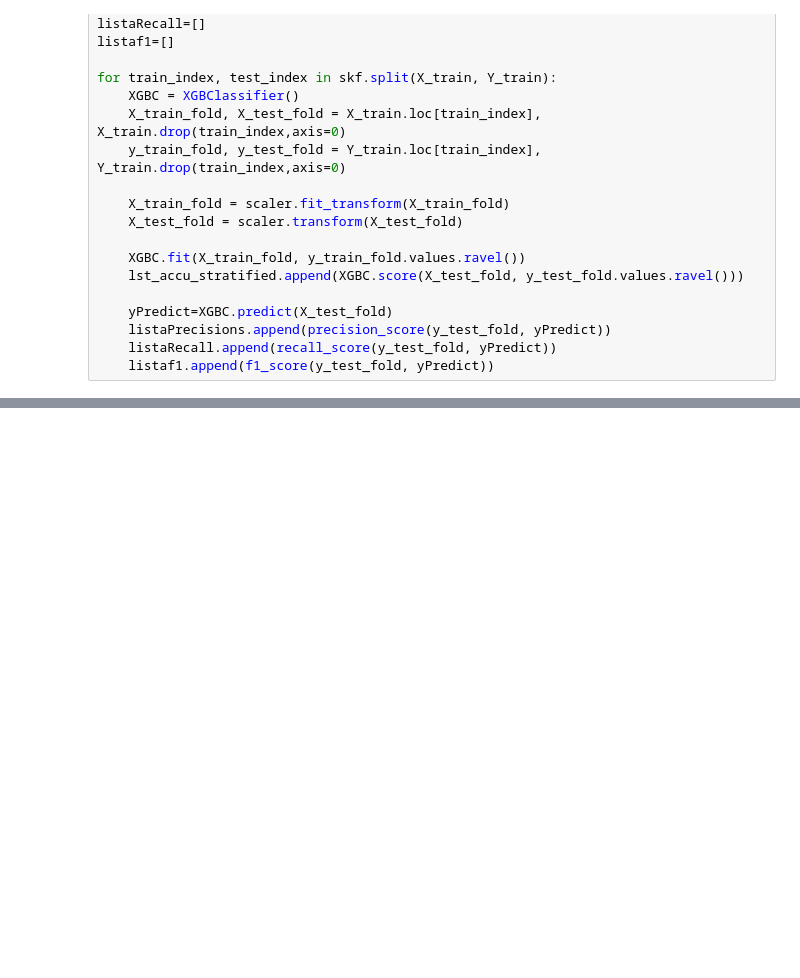
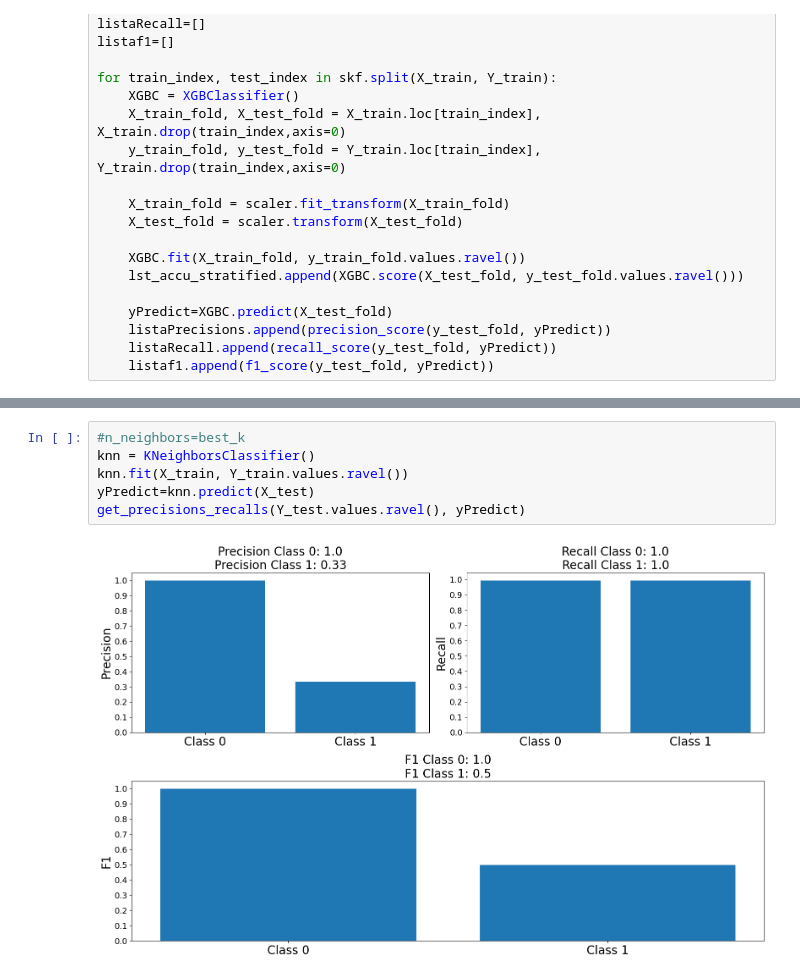
Before and after one commit to AndrijaLazic/AsteroidDetectionModel, a Jupyter notebook: Project.ipynb, the cells around one changed output, grey strips where cells are left out. Saved outputs shown, nothing was run; the diff lists cells and outputs as text; blank space fills up the shorter version.

```diff
--- a/Project.ipynb
+++ b/Project.ipynb
@@ -869,0 +886,8 @@ display(RezultatiTestiranja)
+# %%
+#n_neighbors=best_k
+knn = KNeighborsClassifier()
+knn.fit(X_train, Y_train.values.ravel())
+yPredict=knn.predict(X_test)
+get_precisions_recalls(Y_test.values.ravel(), yPredict)
+# %% [output]
+[figure, added]
```
Also changed, not shown: parts of 8 cells of this notebook, 1 other file.
